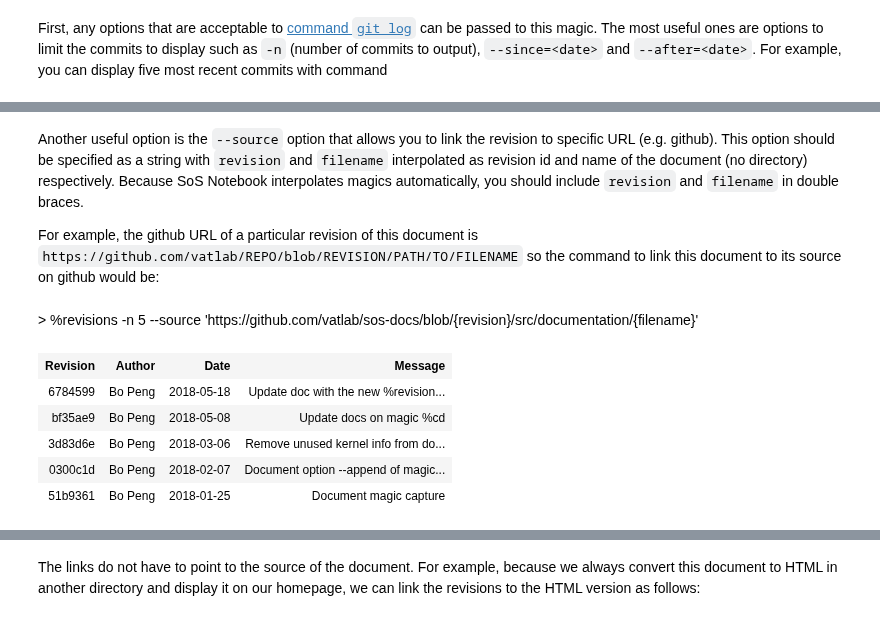
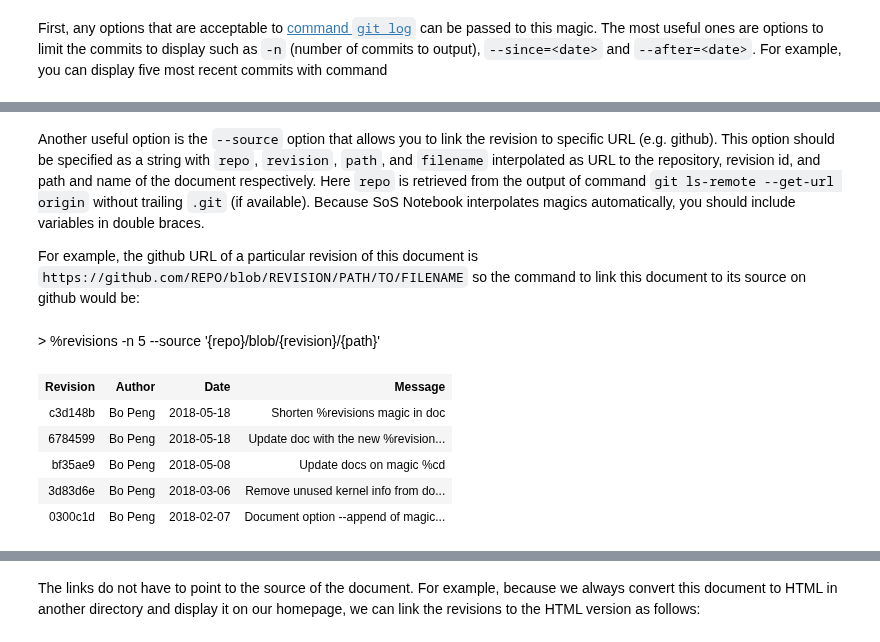
Before and after one commit to vatlab/sos-docs, a Jupyter notebook: src/documentation/SoS_Magics.ipynb, the cells around one changed output, grey strips where cells are left out. Cells and saved outputs as stored; diff of their text form; code cells hidden in the pictures.

Commit message:
Update doc for %revisions

```diff
--- a/src/documentation/SoS_Magics.ipynb
+++ b/src/documentation/SoS_Magics.ipynb
@@ -498,4 +498,4 @@ First, any options that are acceptable to [command `git log`](https://git-scm.co
 # %% [markdown]
-Another useful option is the `--source` option that allows you to link the revision to specific URL (e.g. github). This option should be specified as a string with `revision` and `filename` interpolated as revision id and name of the document (no directory) respectively. Because SoS Notebook interpolates magics automatically, you should include `revision` and `filename` in double braces.
+Another useful option is the `--source` option that allows you to link the revision to specific URL (e.g. github). This option should be specified as a string with `repo`, `revision`, `path`, and `filename` interpolated as URL to the repository, revision id, and path and name of the document respectively. Here `repo` is retrieved from the output of command `git ls-remote --get-url origin` without trailing `.git` (if available). Because SoS Notebook interpolates magics automatically, you should include variables in double braces.
 
-For example, the github URL of a particular revision of this document is `https://github.com/vatlab/REPO/blob/REVISION/PATH/TO/FILENAME` so the command to link this document to its source on github would be:
+For example, the github URL of a particular revision of this document is `https://github.com/REPO/blob/REVISION/PATH/TO/FILENAME` so the command to link this document to its source on github would be:
@@ -504,11 +502,10 @@ github_url = 'https://github.com/vatlab/sos-docs/blob'
 # %%
-%revisions -n 5 \
-  --source '{github_url}/{{revision}}/src/documentation/{{filename}}'
+%revisions -n 5 --source '{{repo}}/blob/{{revision}}/{{path}}'
 # %% [output]
-> %revisions -n 5 --source 'https://github.com/vatlab/sos-docs/blob/{revision}/src/documentation/{filename}'
+> %revisions -n 5 --source '{repo}/blob/{revision}/{path}'
 | Revision | Author | Date | Message |
+| c3d148b | Bo Peng | 2018-05-18 | Shorten %revisions magic in doc |
 | 6784599 | Bo Peng | 2018-05-18 | Update doc with the new %revision... |
 | bf35ae9 | Bo Peng | 2018-05-08 | Update docs on magic %cd |
 | 3d83d6e | Bo Peng | 2018-03-06 | Remove unused kernel info from do... |
 | 0300c1d | Bo Peng | 2018-02-07 | Document option --append of magic... |
-| 51b9361 | Bo Peng | 2018-01-25 | Document magic capture |
```
Also changed, not shown: parts of 8 cells of this notebook, 1 other file.
